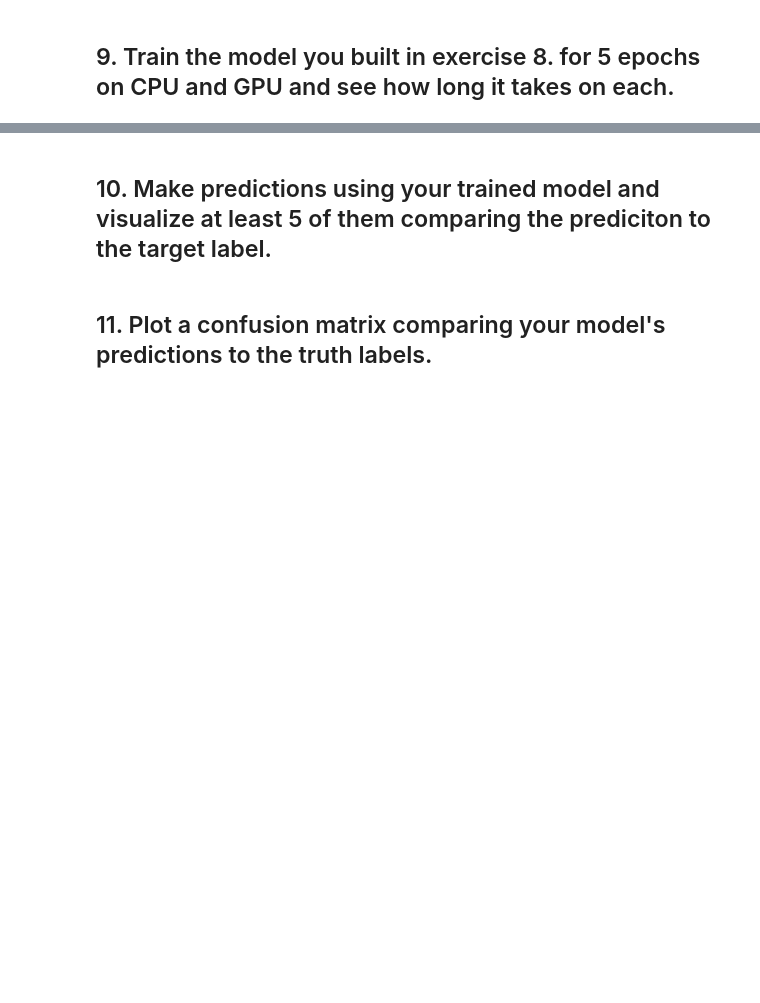
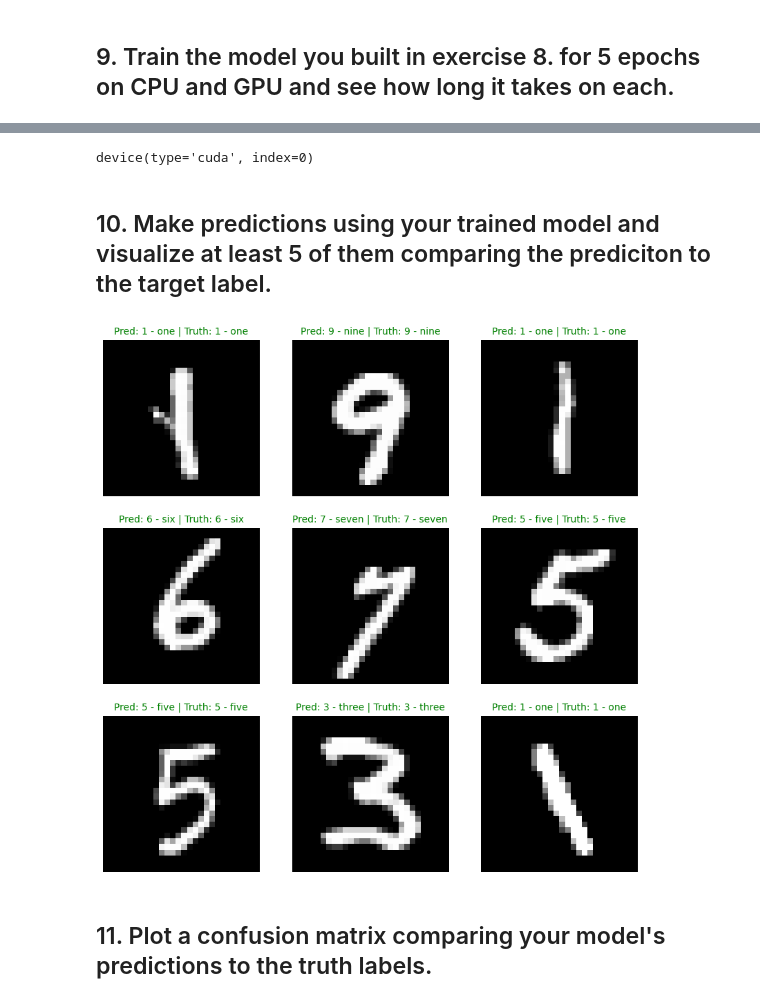
Before and after one commit to BanHun28/pytorch-deep-learning, a Jupyter notebook: extras/exercises/03_pytorch_computer_vision_exercises.ipynb, the cells around one changed output, grey strips where cells are left out. Cells and saved outputs as stored; diff of their text form; code cells hidden in the pictures; blank space fills up the shorter version.

```diff
--- a/extras/exercises/03_pytorch_computer_vision_exercises.ipynb
+++ b/extras/exercises/03_pytorch_computer_vision_exercises.ipynb
@@ -45,4 +45,7 @@ import torch
 print(torch.__version__)
 
 # TODO: Setup device agnostic code
+device = "cuda" if torch.cuda.is_available() else "cpu"
+
+device
 # %% [output]
@@ -70,2 +202,15 @@ print(torch.__version__)
 # %% [markdown]
 ## 9. Train the model you built in exercise 8. for 5 epochs on CPU and GPU and see how long it takes on each.
+# %%
+import requests
+from pathlib import Path
+
+# Download helper functions from Learn PyTorch repo (if not already downloaded)
+if Path("helper_functions.py").is_file():
+  print("helper_functions.py already exists, skipping download")
+else:
+  print("Downloading helper_functions.py")
+  # Note: you need the "raw" GitHub URL for this to work
+  request = requests.get("https://raw.githubusercontent.com/mrdbourke/pytorch-deep-learning/main/helper_functions.py")
+  with open("helper_functions.py", "wb") as f:
+    f.write(request.content)
@@ -71,0 +337,3 @@ print(torch.__version__)
+# %%
+loss_fn = nn.CrossEntropyLoss()
+optimizer = torch.optim.SGD(params=model_2.parameters(), lr=0.1)
@@ -72,4 +381,58 @@ print(torch.__version__)
+# %%
+# check model devices
+next(model_2.parameters()).device
+# %% [output]
+device(type='cuda', index=0)
 # %% [markdown]
 ## 10. Make predictions using your trained model and visualize at least 5 of them comparing the prediciton to the target label.
+# %%
+def make_predictions(model: torch.nn.Module, data: list, device: torch.device = device):
+    pred_probs = []
+    model.eval()
+    with torch.inference_mode():
+        for sample in data:
+            # Prepare sample
+            sample = torch.unsqueeze(sample, dim=0).to(device) # Add an extra dimension and send sample to device
+
+            # Forward pass (model outputs raw logit)
+            pred_logit = model(sample)
+
+            # Get prediction probability (logit -> prediction probability)
+            pred_prob = torch.softmax(pred_logit.squeeze(), dim=0) # note: perform softmax on the "logits" dimension, not "batch" dimension (in this case we have a batch size of 1, so can perform on dim=0)
+
+            # Get pred_prob off GPU for further calculations
+            pred_probs.append(pred_prob.cpu())
+
+    # Stack the pred_probs to turn list into a tensor
+    return torch.stack(pred_probs)
+
+import random
+# random.seed(42)
+test_samples = []
+test_labels = []
+for sample, label in random.sample(list(test_data), k=9):
+  test_samples.append(sample)
+  test_labels.append(label)
+
+pred_probs = make_predictions(model=model_2, data=test_samples)
+pred_classes = pred_probs.argmax(dim=1)
+
+class_names = train_data.classes
+
+plt.figure(figsize=(10, 10))
+for i, sample in enumerate(test_samples):
+  plt.subplot(3,3,i+1)
+  plt.imshow(sample.squeeze(), cmap="gray")
+  pred_label = class_names[pred_classes[i]]
+  truth_label = class_names[test_labels[i]]
+  title_text = f"Pred: {pred_label} | Truth: {truth_label}"
+  if pred_label == truth_label:
+    plt.title(title_text, fontsize=10, color="green")
+  else:
+    plt.title(title_text, fontsize=10, color="red")
+  plt.axis("off")
+plt.show()
+# %% [output]
+[figure, added]
 # %% [markdown]
 ## 11. Plot a confusion matrix comparing your model's predictions to the truth labels.
```
Also changed, not shown: parts of 14 cells of this notebook.
